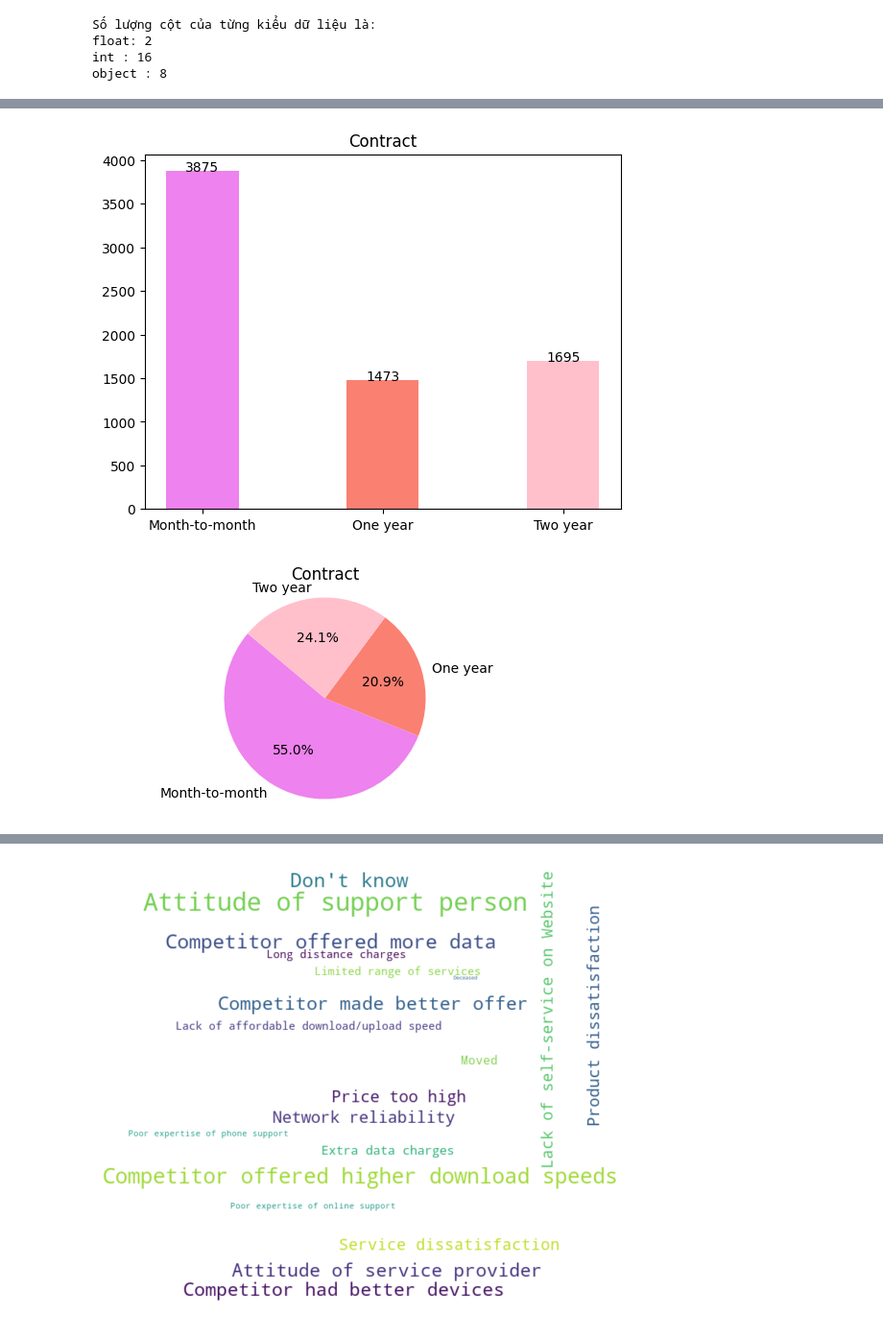
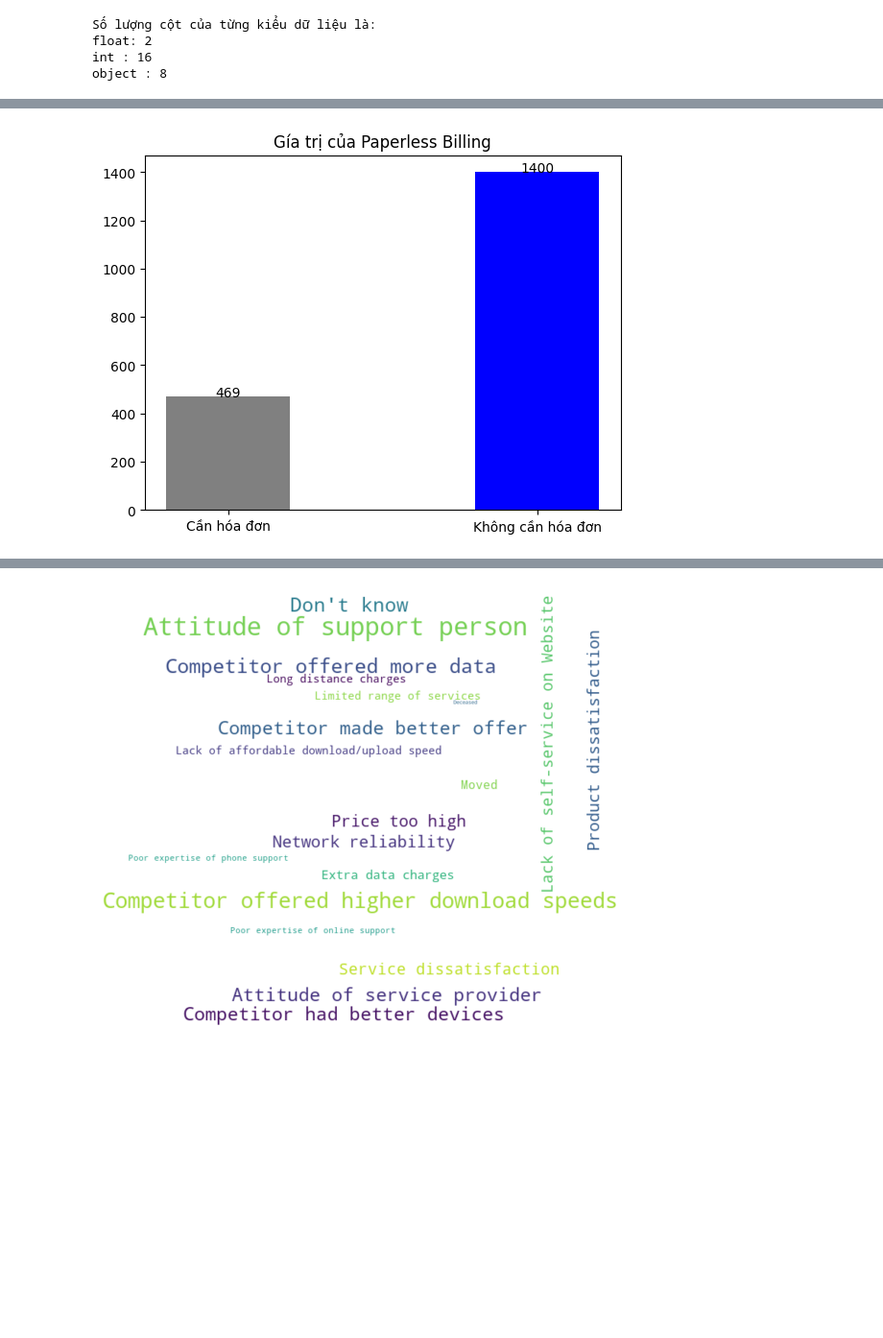
Before and after one commit to neyud/LTCSDL, a Jupyter notebook: churn_telco (1).ipynb, the cells around one changed output, grey strips where cells are left out. Shown at 96% size. Saved outputs shown, nothing was run; the diff lists cells and outputs as text; code cells hidden in the pictures; blank space fills up the shorter version.

```diff
--- a/churn_telco (1).ipynb
+++ b/churn_telco (1).ipynb
@@ -368,14 +489,18 @@ plt.show()
 # %%
 # Internet Service: Cho biết khách hàng có đăng ký dịch vụ Internet với công ty hay không (Fiber optic| DSL| No)
-Fiber_optic_count = df[df['Internet Service'] == 'Fiber optic'].shape[0]
-DSL_count = df[df['Internet Service'] == 'DSL'].shape[0]
-No_count = df[df['Internet Service'] == 'No'].shape[0]
+Fiber_optic_count = df[(df['Internet Service'] == 'Fiber optic') & (df['Churn Label'] == 1)].shape[0]
+DSL_count =df[(df['Internet Service'] == 'DSL') & (df['Churn Label'] == 1)].shape[0]
+No_count = df[(df['Internet Service'] == 'No') & (df['Churn Label'] == 1)].shape[0]
+
+# Tạo danh sách số lượng và nhãn
+counts = [Fiber_optic_count, DSL_count, No_count]
+labels = ['Fiber optic', 'DSL', 'No']
 
 # Danh sách các màu cho các cột tương ứng
-colors = ['blue', 'lightblue', 'skyblue']
+colors = ['blue', 'lightblue', 'navy']
 
 # Vẽ biểu đồ cột và chỉ định màu sắc cho từng cột
-plt.bar(['Fiber optic', 'DSL','No'], [ Fiber_optic_count, DSL_count,No_count], color=colors, width=0.4)
+plt.bar(labels, counts, color=colors, width=0.4)
 
 # Đặt tiêu đề cho biểu đồ
 plt.title('Internet Service')
@@ -386,11 +511,6 @@ for i, count in enumerate([Fiber_optic_count, DSL_count,No_count]):
 # Hiển thị biểu đồ
 plt.show()
 
-
-
-# Tạo danh sách số lượng và nhãn
-counts = [Fiber_optic_count, DSL_count, No_count]
-labels = ['Fiber optic', 'DSL', 'No']
 
 # Tạo biểu đồ tròn
 explode = (0, 0, 0)
@@ -453,44 +812,19 @@ plt.show()
 # %%
-# Contract: Cho biết loại hợp đồng hiện tại của khách hàng (Month - to - month | one year | two years)
-Month_to_month_count = df[df['Contract'] == 'Month-to-month'].shape[0]
-One_year_count = df[df['Contract'] == 'One year'].shape[0]
-Two_year_count = df[df['Contract'] == 'Two year'].shape[0]
-
+# Paperless Billing: Cho biết liệu khách hàng có chọn thanh toán không cần giấy tờ hay không
+value0_count = df[(df['Paperless Billing'] == 0) & (df['Churn Label'] == 1)].shape[0]
+value1_count = df[(df['Paperless Billing'] == 1) & (df['Churn Label'] == 1)].shape[0]
 # Danh sách các màu cho các cột tương ứng
-colors = ['violet', 'salmon', 'pink']
-
+colors = ['gray', 'blue']
 # Vẽ biểu đồ cột và chỉ định màu sắc cho từng cột
-plt.bar(['Month-to-month', 'One year','Two year'], [ Month_to_month_count, One_year_count,Two_year_count], color=colors, width=0.4)
+plt.bar(['Cần hóa đơn', 'Không cần hóa đơn'], [ value0_count, value1_count], color=colors, width=0.4)
 
 # Đặt tiêu đề cho biểu đồ
-plt.title('Contract')
+plt.title('Gía trị của Paperless Billing')
 
-for i, count in enumerate([Month_to_month_count, One_year_count,Two_year_count]):
+for i, count in enumerate([value0_count, value1_count]):
     plt.text(i, count + 0.1, str(count), ha='center')
 
 # Hiển thị biểu đồ
 plt.show()
-
-
-
-# Tạo danh sách số lượng và nhãn
-counts = [Month_to_month_count, One_year_count, Two_year_count]
-labels = ['Month-to-month', 'One year', 'Two year']
-
-# Tạo biểu đồ tròn
-explode = (0, 0, 0)  # Tách phần One year ra một chút
-
-plt.figure(figsize=(6, 3))
-plt.pie(counts, explode=explode, labels=labels, colors=colors, autopct='%1.1f%%', startangle=140)
-
-# Đặt tiêu đề
-plt.title('Contract')
-
-# Đảm bảo biểu đồ tròn
-plt.axis('equal')
-
-# Hiển thị biểu đồ tròn
-plt.show()
 # %% [output]
-[figure, old version]
+[figure, new version]
-[figure, removed]
```
Also changed, not shown: parts of 16 cells of this notebook.
